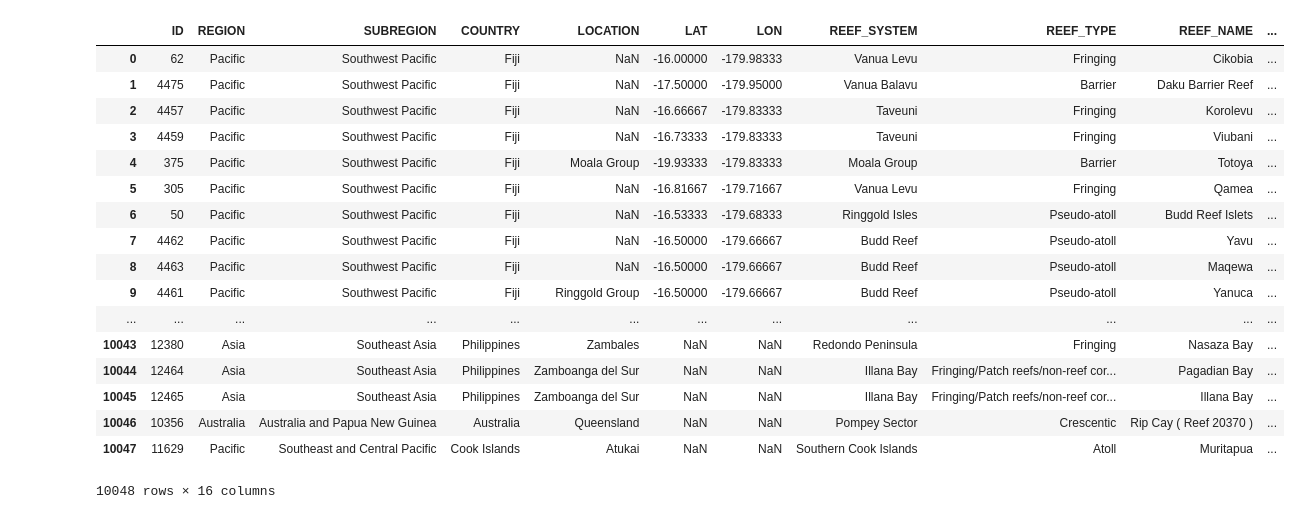
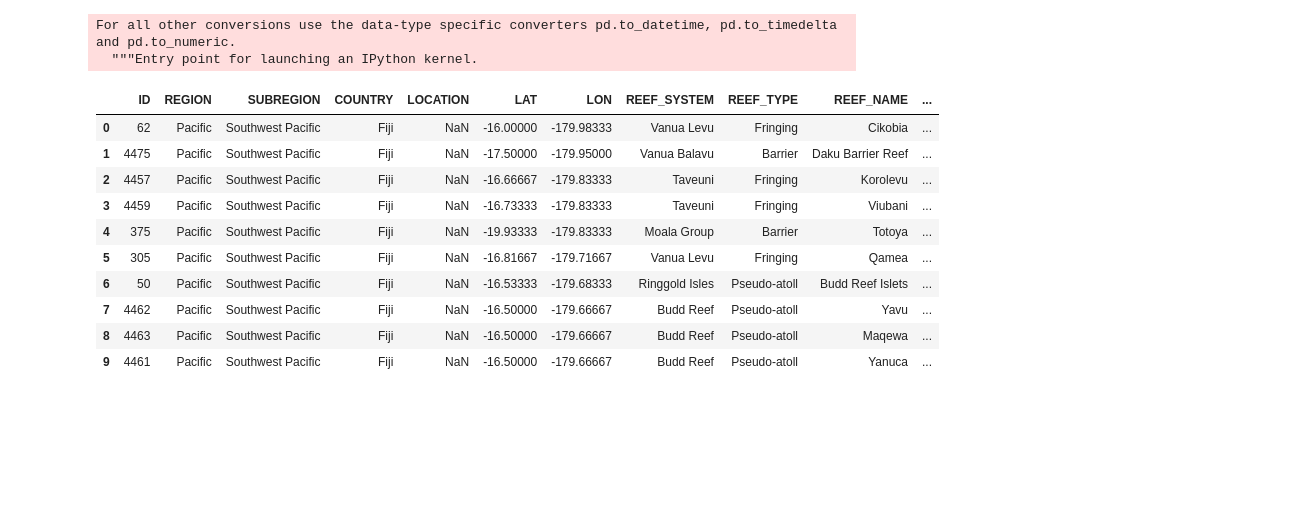
Before and after one commit to drs22Col/VirtualDive, a Jupyter notebook: notebooks/VirtualDive.ipynb, the cells around one changed output. Drawn from its saved outputs; the diff is of its cells as text; code cells hidden in the pictures; blank space fills up the shorter version.

```diff
--- a/notebooks/VirtualDive.ipynb
+++ b/notebooks/VirtualDive.ipynb
@@ -41,21 +19,27 @@ wgs84_to_web_mercator(reeflocations)
+# %%
+reeflocations = reeflocations.convert_objects(convert_numeric=True)
+# %% [output]
+For all other conversions use the data-type specific converters pd.to_datetime, pd.to_timedelta and pd.to_numeric.
+  """Entry point for launching an IPython kernel.
+# %%
+reeflocations['PROTECTED'] = reeflocations['PROTECTED'].fillna(0)
+# %%
+reeflocations['PROTECTED'] = reeflocations['PROTECTED'].astype(np.int64)
+# %%
+reeflocations["PROTECTED"] = reeflocations["PROTECTED"].replace(1, "Yes")
+# %%
+reeflocations["PROTECTED"] = reeflocations["PROTECTED"].replace(0, "No")
 # %%
-reeflocations
+reeflocations.head(10)
 # %% [output]
 |  | ID | REGION | SUBREGION | COUNTRY | LOCATION | LAT | LON | REEF_SYSTEM | REEF_TYPE | REEF_NAME | ... |
 | 0 | 62 | Pacific | Southwest Pacific | Fiji | NaN | -16.00000 | -179.98333 | Vanua Levu | Fringing | Cikobia | ... |
 | 1 | 4475 | Pacific | Southwest Pacific | Fiji | NaN | -17.50000 | -179.95000 | Vanua Balavu | Barrier | Daku Barrier Reef | ... |
 | 2 | 4457 | Pacific | Southwest Pacific | Fiji | NaN | -16.66667 | -179.83333 | Taveuni | Fringing | Korolevu | ... |
 | 3 | 4459 | Pacific | Southwest Pacific | Fiji | NaN | -16.73333 | -179.83333 | Taveuni | Fringing | Viubani | ... |
-| 4 | 375 | Pacific | Southwest Pacific | Fiji | Moala Group | -19.93333 | -179.83333 | Moala Group | Barrier | Totoya | ... |
+| 4 | 375 | Pacific | Southwest Pacific | Fiji | NaN | -19.93333 | -179.83333 | Moala Group | Barrier | Totoya | ... |
 | 5 | 305 | Pacific | Southwest Pacific | Fiji | NaN | -16.81667 | -179.71667 | Vanua Levu | Fringing | Qamea | ... |
 | 6 | 50 | Pacific | Southwest Pacific | Fiji | NaN | -16.53333 | -179.68333 | Ringgold Isles | Pseudo-atoll | Budd Reef Islets | ... |
 | 7 | 4462 | Pacific | Southwest Pacific | Fiji | NaN | -16.50000 | -179.66667 | Budd Reef | Pseudo-atoll | Yavu | ... |
 | 8 | 4463 | Pacific | Southwest Pacific | Fiji | NaN | -16.50000 | -179.66667 | Budd Reef | Pseudo-atoll | Maqewa | ... |
-| 9 | 4461 | Pacific | Southwest Pacific | Fiji | Ringgold Group | -16.50000 | -179.66667 | Budd Reef | Pseudo-atoll | Yanuca | ... |
-| ... | ... | ... | ... | ... | ... | ... | ... | ... | ... | ... | ... |
-| 10043 | 12380 | Asia | Southeast Asia | Philippines | Zambales | NaN | NaN | Redondo Peninsula | Fringing | Nasaza Bay | ... |
-| 10044 | 12464 | Asia | Southeast Asia | Philippines | Zamboanga del Sur | NaN | NaN | Illana Bay | Fringing/Patch reefs/non-reef cor... | Pagadian Bay | ... |
-| 10045 | 12465 | Asia | Southeast Asia | Philippines | Zamboanga del Sur | NaN | NaN | Illana Bay | Fringing/Patch reefs/non-reef cor... | Illana Bay | ... |
-| 10046 | 10356 | Australia | Australia and Papua New Guinea | Australia | Queensland | NaN | NaN | Pompey Sector | Crescentic | Rip Cay ( Reef 20370 ) | ... |
-| 10047 | 11629 | Pacific | Southeast and Central Pacific | Cook Islands | Atukai | NaN | NaN | Southern Cook Islands | Atoll | Muritapua | ... |
+| 9 | 4461 | Pacific | Southwest Pacific | Fiji | NaN | -16.50000 | -179.66667 | Budd Reef | Pseudo-atoll | Yanuca | ... |
-10048 rows × 16 columns
```
Also changed, not shown: parts of 17 cells of this notebook, 2 other files.
